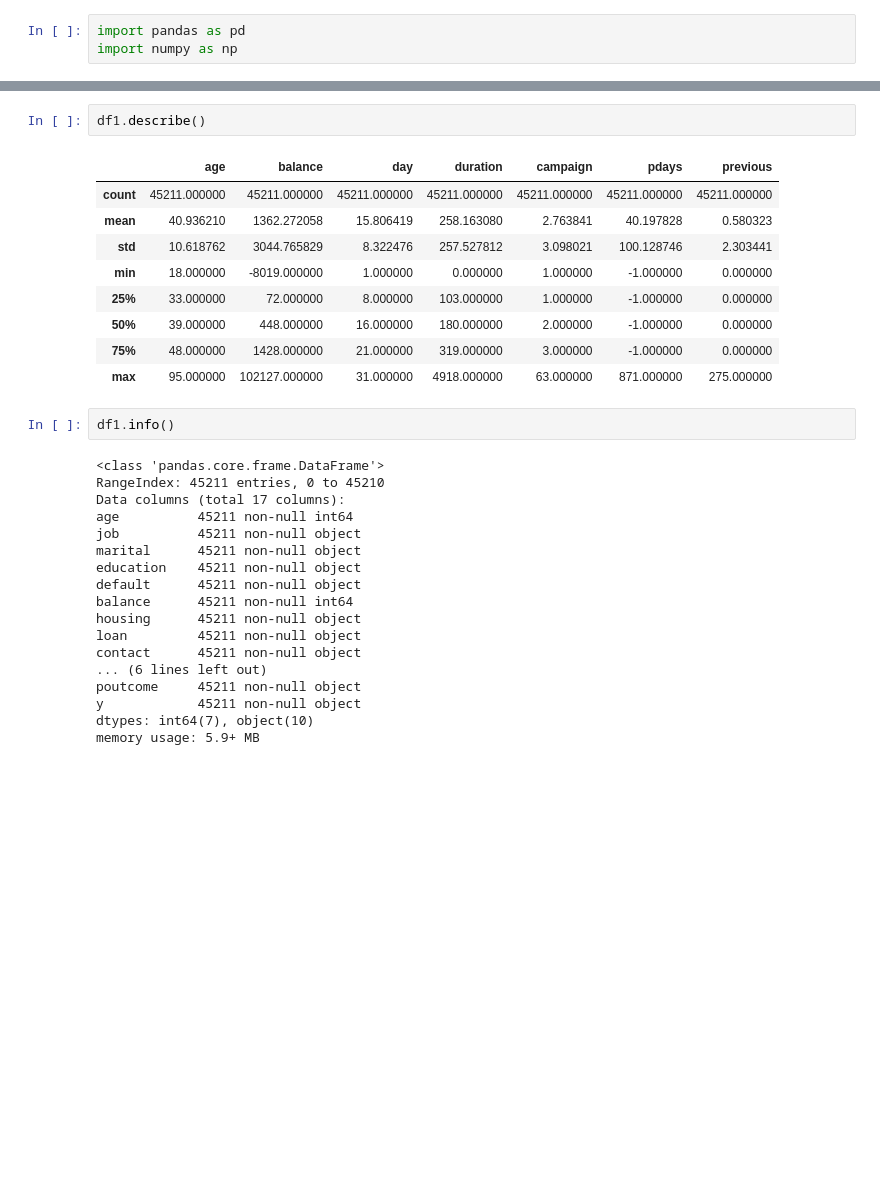
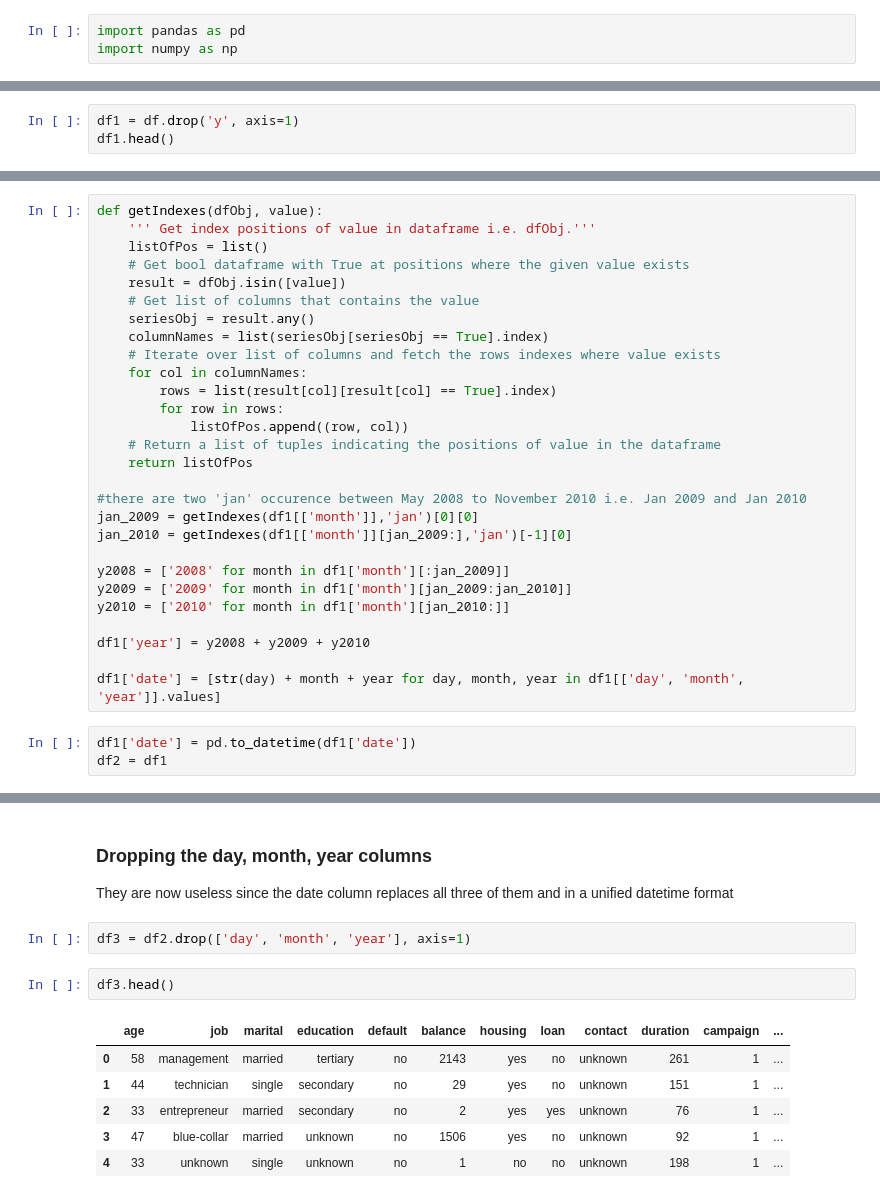
Before and after one commit to momills/elu_notebooks, a Jupyter notebook: M3/M3_W3_Michael_O_Mills.ipynb, the cells around one changed output, grey strips where cells are left out. Saved outputs shown, nothing was run; the diff lists cells and outputs as text; blank space fills up the shorter version.

```diff
--- a/M3/M3_W3_Michael_O_Mills.ipynb
+++ b/M3/M3_W3_Michael_O_Mills.ipynb
@@ -82,0 +90,3 @@ df1 = pd.read_csv('bank-full.csv', sep=';')
+# %%
+df1 = df.drop('y', axis=1)
+df1.head()
@@ -83 +113,32 @@ df1 = pd.read_csv('bank-full.csv', sep=';')
+# %%
+def getIndexes(dfObj, value):
+    ''' Get index positions of value in dataframe i.e. dfObj.'''
+    listOfPos = list()
+    # Get bool dataframe with True at positions where the given value exists
+    result = dfObj.isin([value])
+    # Get list of columns that contains the value
+    seriesObj = result.any()
+    columnNames = list(seriesObj[seriesObj == True].index)
+    # Iterate over list of columns and fetch the rows indexes where value exists
+    for col in columnNames:
+        rows = list(result[col][result[col] == True].index)
+        for row in rows:
+            listOfPos.append((row, col))
+    # Return a list of tuples indicating the positions of value in the dataframe
+    return listOfPos
+
+#there are two 'jan' occurence between May 2008 to November 2010 i.e. Jan 2009 and Jan 2010
+jan_2009 = getIndexes(df1[['month']],'jan')[0][0]
+jan_2010 = getIndexes(df1[['month']][jan_2009:],'jan')[-1][0]
+
+y2008 = ['2008' for month in df1['month'][:jan_2009]]
+y2009 = ['2009' for month in df1['month'][jan_2009:jan_2010]]
+y2010 = ['2010' for month in df1['month'][jan_2010:]]
+
+df1['year'] = y2008 + y2009 + y2010
+
+df1['date'] = [str(day) + month + year for day, month, year in df1[['day', 'month', 'year']].values]
+# %%
+df1['date'] = pd.to_datetime(df1['date'])
+df2 = df1
 # %%
@@ -89,35 +150,17 @@ df1.head()
 | 2 | 33 | entrepreneur | married | secondary | no | 2 | yes | yes | unknown | 5 | may | ... |
 | 3 | 47 | blue-collar | married | unknown | no | 1506 | yes | no | unknown | 5 | may | ... |
 | 4 | 33 | unknown | single | unknown | no | 1 | no | no | unknown | 5 | may | ... |
-# %%
-df1.describe()
-# %% [output]
-|  | age | balance | day | duration | campaign | pdays | previous |
-| count | 45211.000000 | 45211.000000 | 45211.000000 | 45211.000000 | 45211.000000 | 45211.000000 | 45211.000000 |
-| mean | 40.936210 | 1362.272058 | 15.806419 | 258.163080 | 2.763841 | 40.197828 | 0.580323 |
-| std | 10.618762 | 3044.765829 | 8.322476 | 257.527812 | 3.098021 | 100.128746 | 2.303441 |
-| min | 18.000000 | -8019.000000 | 1.000000 | 0.000000 | 1.000000 | -1.000000 | 0.000000 |
-| 25% | 33.000000 | 72.000000 | 8.000000 | 103.000000 | 1.000000 | -1.000000 | 0.000000 |
-| 50% | 39.000000 | 448.000000 | 16.000000 | 180.000000 | 2.000000 | -1.000000 | 0.000000 |
-| 75% | 48.000000 | 1428.000000 | 21.000000 | 319.000000 | 3.000000 | -1.000000 | 0.000000 |
-| max | 95.000000 | 102127.000000 | 31.000000 | 4918.000000 | 63.000000 | 871.000000 | 275.000000 |
-# %%
-df1.info()
-# %% [output]
-<class 'pandas.core.frame.DataFrame'>
-RangeIndex: 45211 entries, 0 to 45210
-Data columns (total 17 columns):
-age          45211 non-null int64
-job          45211 non-null object
-marital      45211 non-null object
-education    45211 non-null object
-default      45211 non-null object
-balance      45211 non-null int64
-housing      45211 non-null object
-loan         45211 non-null object
-contact      45211 non-null object
-... (6 lines left out)
-poutcome     45211 non-null object
-y            45211 non-null object
-dtypes: int64(7), object(10)
-memory usage: 5.9+ MB
+# %% [markdown]
+### Dropping the day, month, year columns
+They are now useless since the date column replaces all three of them and in a unified datetime format
+# %%
+df3 = df2.drop(['day', 'month', 'year'], axis=1)
+# %%
+df3.head()
+# %% [output]
+|  | age | job | marital | education | default | balance | housing | loan | contact | duration | campaign | ... |
+| 0 | 58 | management | married | tertiary | no | 2143 | yes | no | unknown | 261 | 1 | ... |
+| 1 | 44 | technician | single | secondary | no | 29 | yes | no | unknown | 151 | 1 | ... |
+| 2 | 33 | entrepreneur | married | secondary | no | 2 | yes | yes | unknown | 76 | 1 | ... |
+| 3 | 47 | blue-collar | married | unknown | no | 1506 | yes | no | unknown | 92 | 1 | ... |
+| 4 | 33 | unknown | single | unknown | no | 1 | no | no | unknown | 198 | 1 | ... |
```
Also changed, not shown: parts of 22 cells of this notebook, 1 other file.
